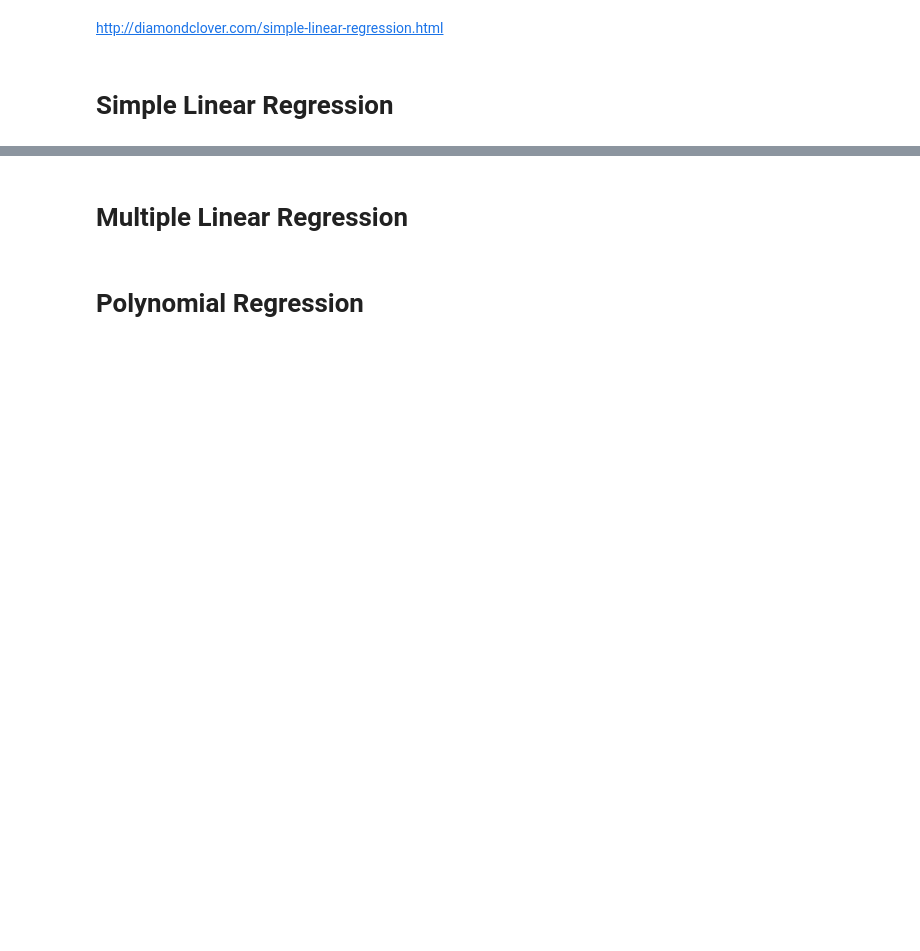
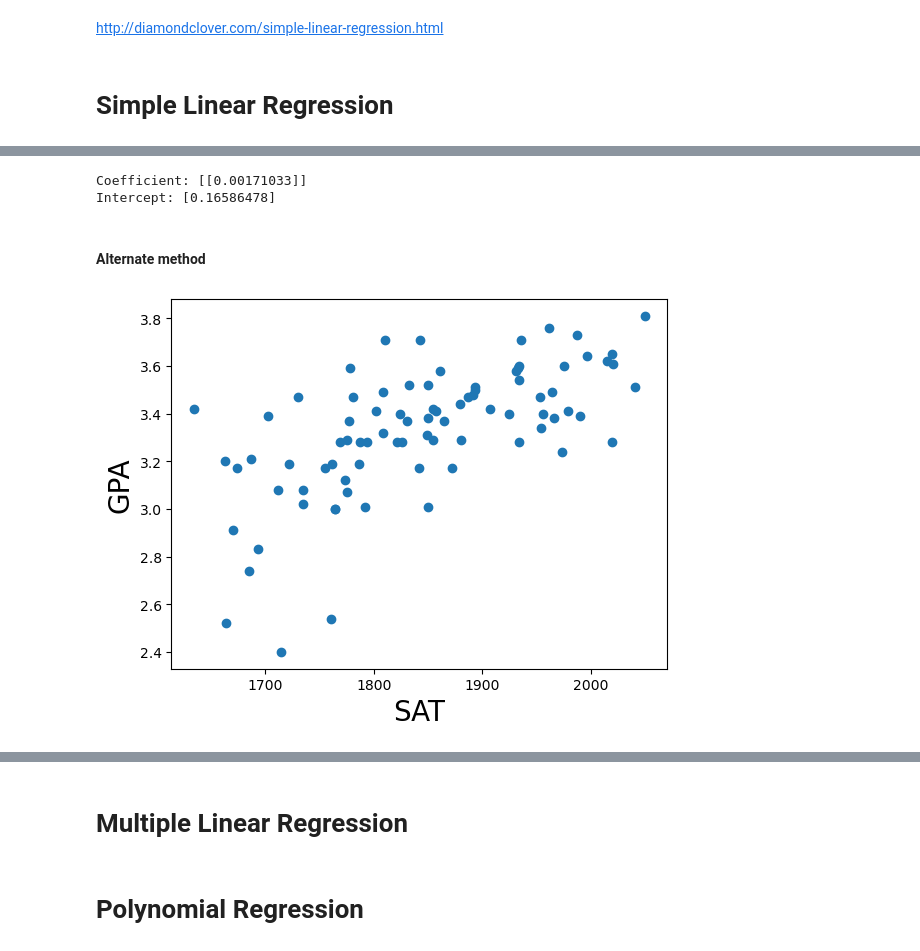
Before and after one commit to R7patel/Notes, a Jupyter notebook: 3_Regression.ipynb, the cells around one changed output, grey strips where cells are left out. Drawn from its saved outputs; the diff is of its cells as text; code cells hidden in the pictures; blank space fills up the shorter version.

```diff
--- a/3_Regression.ipynb
+++ b/3_Regression.ipynb
@@ -19,0 +135,27 @@ http://diamondclover.com/simple-linear-regression.html
+# %%
+# Regressor coefficients and intercept
+print(f'Coefficient: {regressor.coef_}')
+print(f'Intercept: {regressor.intercept_}')
+# %% [output]
+Coefficient: [[0.00171033]]
+Intercept: [0.16586478]
+# %% [markdown]
+#### Alternate method
+# %%
+## Define the dependent and the independent variables
+# Following the regression equation, our dependent variable (y) is the GPA
+y = data ['GPA']
+# Similarly, our independent variable (x) is the SAT score
+x1 = data ['SAT']
+
+## Explore the data
+plt.scatter(x1,y)
+# Name the axes
+plt.xlabel('SAT', fontsize = 20)
+plt.ylabel('GPA', fontsize = 20)
+#plt.legend(["x*2" , "x*3"])
+
+# Show the plot
+plt.show()
+# %% [output]
+[figure, added]
```
Also changed, not shown: parts of 9 cells of this notebook, 5 other files.
